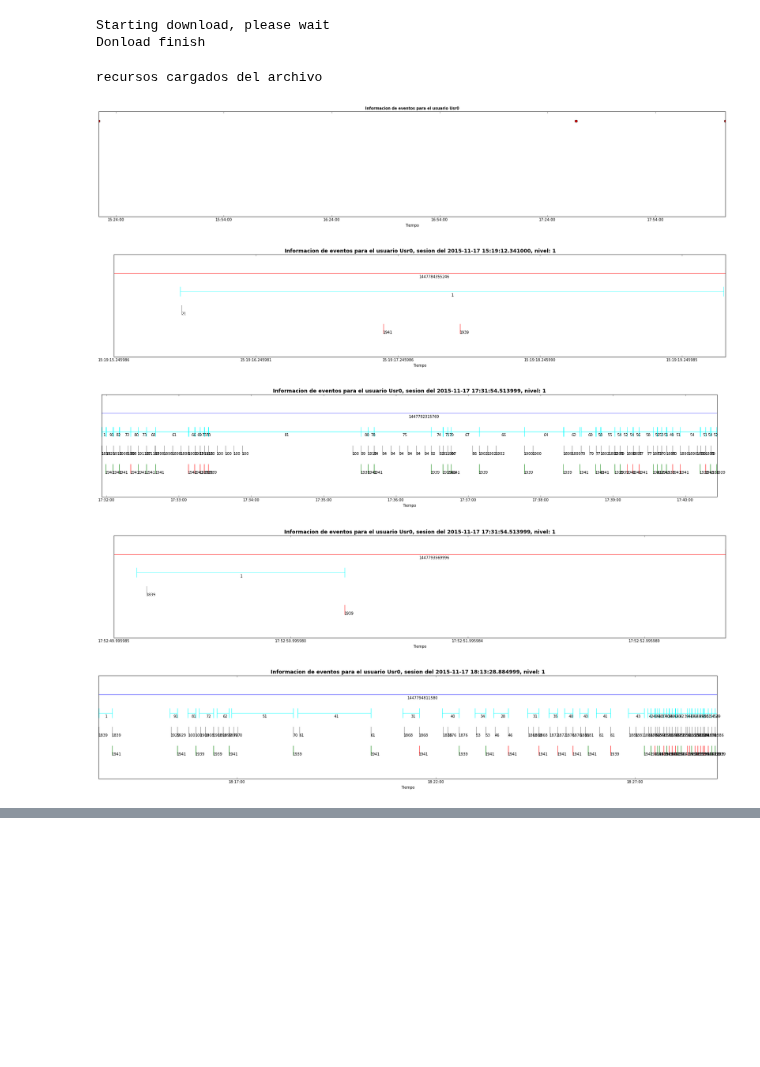
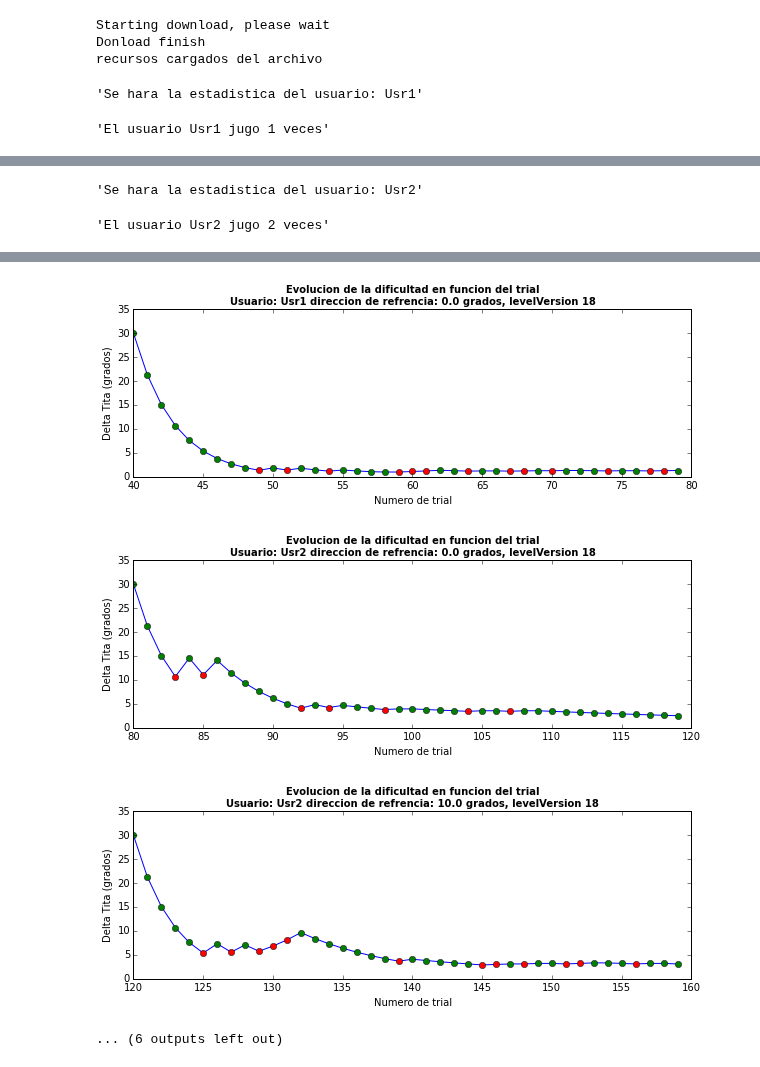
Before and after one commit to IoniUTDT/IPyVisound, a Jupyter notebook: AnalisisUmbral.ipynb, the cells around one changed output, grey strips where cells are left out. Cells and saved outputs as stored; diff of their text form; code cells hidden in the pictures; blank space fills up the shorter version.

Commit message:
Muchos avances, analisi umbral terminado, y varias cosas mas relacionadas al guardado de datos

```diff
--- a/AnalisisUmbral.ipynb
+++ b/AnalisisUmbral.ipynb
@@ -17,20 +19,17 @@ settings['FilterLevelVersion'] = 0 # 0 es sin filtro
 settings['FilterResourcesVersion'] = 0 # 0 es sin filtro
 settings['ShowTimeline'] = True
 settings['ShowPlotsPorLevel'] = True
-# %%
-DownloadFile ()
-# %% [output]
-Starting download, please wait
-Donload finish
-# %%
-touchs, sounds = load(settings)
-# %% [output]
-recursos cargados del archivo
-# %%
-makeTimeline (touchs, sounds)
-# %% [output]
-[figure, removed]
-[figure, removed]
-[figure, removed]
-[figure, removed]
-[figure, removed]
+# %%
+# Rutina para chequear que los datos en tiempo real
+DownloadFile()
+touchs, sounds = load(settings)
+#makeTimeline(touchs, sounds)
+plotConvergencia(touchs)
+plotResumen(buscarUmbral(touchs))
+buscarUmbral(touchs)
+# %% [output]
+Starting download, please wait
+Donload finish
+recursos cargados del archivo
+'Se hara la estadistica del usuario: Usr1'
+'El usuario Usr1 jugo 1 veces'
@@ -36,0 +37,2 @@ makeTimeline (touchs, sounds)
+'Se hara la estadistica del usuario: Usr2'
+'El usuario Usr2 jugo 2 veces'
@@ -36,0 +50,4 @@ makeTimeline (touchs, sounds)
+[figure, added]
+[figure, added]
+[figure, added]
+... (6 outputs left out)
```
Also changed, not shown: parts of 8 cells of this notebook, 35 other files.
